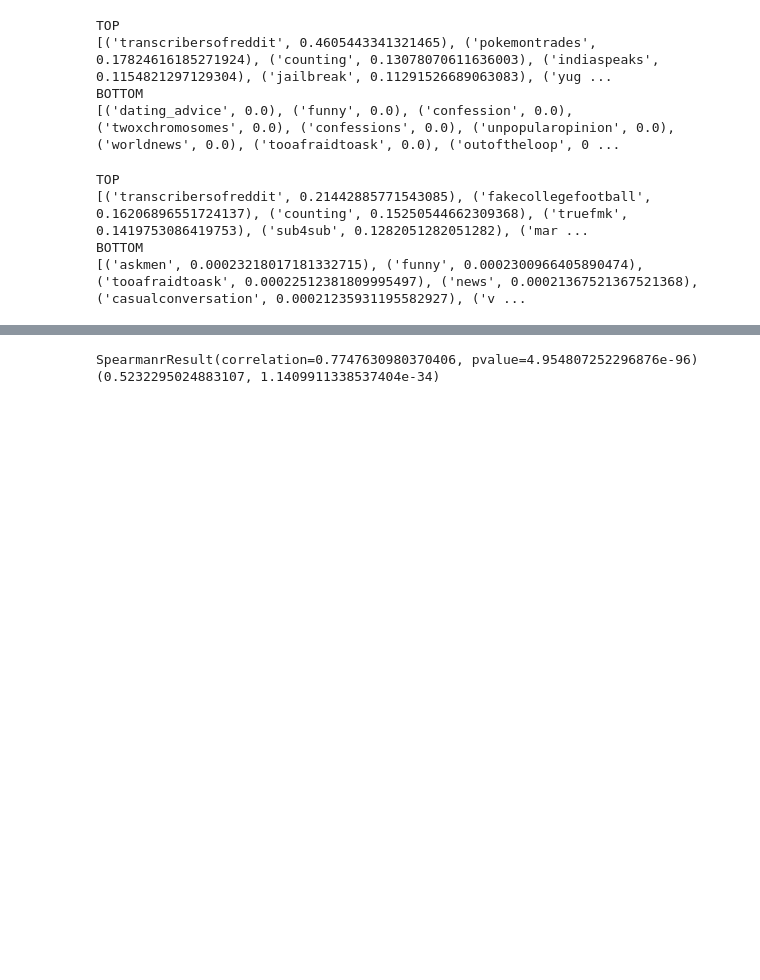
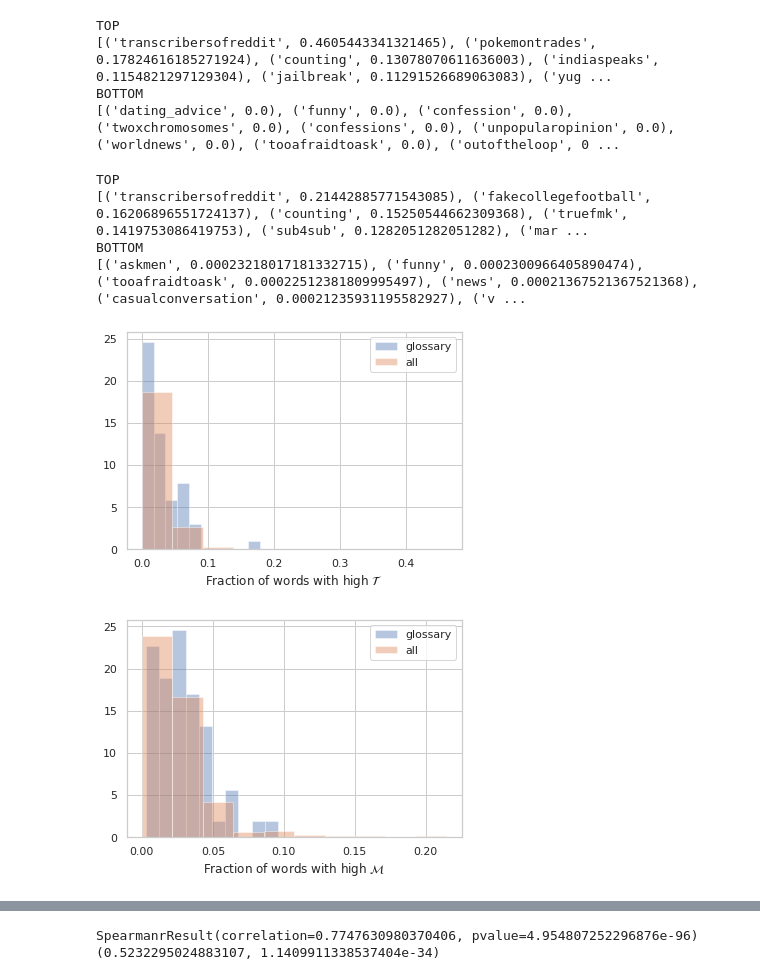
Before and after one commit to lucy3/ingroup_lang, a Jupyter notebook: code/sociolect_score_analysis.ipynb, the cells around one changed output, grey strips where cells are left out. Cells and saved outputs as stored; diff of their text form; code cells hidden in the pictures; blank space fills up the shorter version.

```diff
--- a/code/sociolect_score_analysis.ipynb
+++ b/code/sociolect_score_analysis.ipynb
@@ -313,3 +316,43 @@ TOP
 [('transcribersofreddit', 0.21442885771543085), ('fakecollegefootball', 0.16206896551724137), ('counting', 0.15250544662309368), ('truefmk', 0.1419753086419753), ('sub4sub', 0.1282051282051282), ('mar ...
 BOTTOM
 [('askmen', 0.00023218017181332715), ('funny', 0.0002300966405890474), ('tooafraidtoask', 0.00022512381809995497), ('news', 0.00021367521367521368), ('casualconversation', 0.00021235931195582927), ('v ...
+# %%
+import glossary_eval
+sr2terms = glossary_eval.get_sr2terms()
+# %%
+# subreddits with glossaries
+def get_scores_of_subset(metric_name, path, cut_off, sr_list):
+    score_dict = Counter()
+    suffix = '_0.2.csv'
+    for f in os.listdir(path):
+        if not f.endswith('.csv'): continue
+        subreddit = f.replace(suffix, '').replace('.csv', '')
+        if subreddit not in sr_list: continue
+        df = pd.read_csv(path + f, engine='python')
+        notable_words = df[df['count'] > count_cut_off]
+        num_words = len(notable_words)
+        high_val_df = notable_words[notable_words[metric_name] > cut_off]
+        num_high_val = len(high_val_df)
+        score = num_high_val / float(num_words)
+        score_dict[subreddit] = score
+    return score_dict
+gloss_sr = list(sr2terms.keys())
+gloss_sr_pmi = get_scores_of_subset('pmi', root + '/logs/pmi/', pmi_cut_off, gloss_sr)
+gloss_sr_sensepmi = get_scores_of_subset('most_pmi', root + '/logs/base_most_sense_pmi/', sensepmi_cut_off, gloss_sr)
+all_sr = os.listdir(root + 'subreddits_month/')
+sr_pmi = get_scores_of_subset('pmi', root + '/logs/pmi/', pmi_cut_off, all_sr)
+sr_sensepmi = get_scores_of_subset('most_pmi', root + '/logs/base_most_sense_pmi/', sensepmi_cut_off, all_sr)
+# %%
+plt.hist(list(gloss_sr_pmi.values()), label="glossary", alpha=0.4, density=True)
+plt.hist(list(sr_pmi.values()), label="all", alpha=0.4, density=True)
+plt.xlabel("Fraction of words with high $\mathcal{T}$")
+plt.legend()
+plt.show()
+plt.hist(list(gloss_sr_sensepmi.values()), label="glossary", alpha=0.4, density=True)
+plt.hist(list(sr_sensepmi.values()), label="all", alpha=0.4, density=True)
+plt.xlabel("Fraction of words with high $\mathcal{M}$")
+plt.legend()
+plt.show()
+# %% [output]
+[figure, added]
+[figure, added]
```
Also changed, not shown: parts of 3 cells of this notebook, 1 other file.
